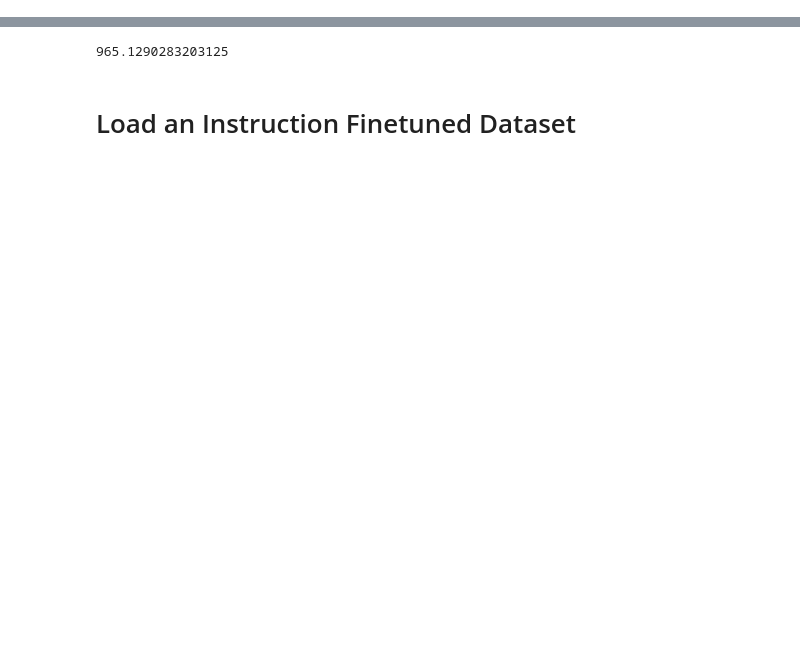
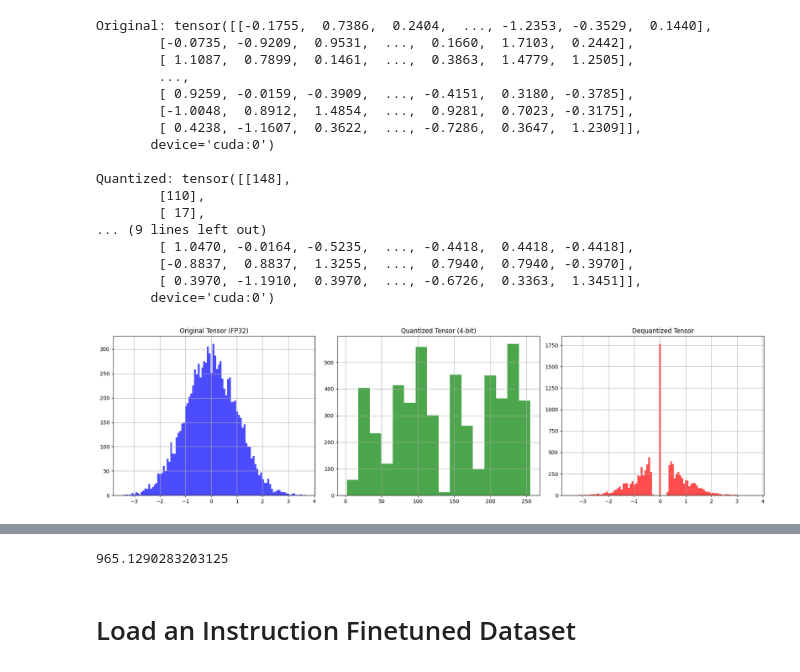
Before and after one commit to mohan696matlab/LLAMA_Finetuning_Master_Class, a Jupyter notebook: P1_llama_finetuning_new_data.ipynb, the cells around one changed output, grey strips where cells are left out. Drawn from its saved outputs; the diff is of its cells as text; code cells hidden in the pictures; blank space fills up the shorter version.

```diff
--- a/P1_llama_finetuning_new_data.ipynb
+++ b/P1_llama_finetuning_new_data.ipynb
@@ -0,0 +38,54 @@
+# %%
+tensor_fp32 = torch.randn(100, 100, dtype=torch.float32).cuda()
+print(f"Original: {tensor_fp32} \n")
+
+quantized_tensor = bnb.functional.quantize_4bit(tensor_fp32)
+print(f"Quantized: {quantized_tensor[0]} \n")
+
+dequantized_tensor = bnb.functional.dequantize_4bit(quantized_tensor[0],quantized_tensor[1])
+print(f"Dequantized: {dequantized_tensor} \n")
+
+# Move everything to CPU for easier plotting
+tensor_fp32_cpu = tensor_fp32.detach().cpu().flatten()
+quantized_tensor_cpu = quantized_tensor[0].detach().cpu().flatten()
+dequantized_tensor_cpu = dequantized_tensor.detach().cpu().flatten()
+
+# Plot histograms
+plt.figure(figsize=(18,5))
+
+plt.subplot(1,3,1)
+plt.hist(tensor_fp32_cpu.numpy(), bins=100, color='blue', alpha=0.7)
+plt.title('Original Tensor (FP32)')
+plt.grid(True)
+
+plt.subplot(1,3,2)
+plt.hist(quantized_tensor_cpu.numpy(), bins=16, color='green', alpha=0.7)
+plt.title('Quantized Tensor (4-bit)')
+plt.grid(True)
+
+plt.subplot(1,3,3)
+plt.hist(dequantized_tensor_cpu.numpy(), bins=100, color='red', alpha=0.7)
+plt.title('Dequantized Tensor')
+plt.grid(True)
+
+plt.tight_layout()
+plt.show()
+# %% [output]
+Original: tensor([[-0.1755,  0.7386,  0.2404,  ..., -1.2353, -0.3529,  0.1440],
+        [-0.0735, -0.9209,  0.9531,  ...,  0.1660,  1.7103,  0.2442],
+        [ 1.1087,  0.7899,  0.1461,  ...,  0.3863,  1.4779,  1.2505],
+        ...,
+        [ 0.9259, -0.0159, -0.3909,  ..., -0.4151,  0.3180, -0.3785],
+        [-1.0048,  0.8912,  1.4854,  ...,  0.9281,  0.7023, -0.3175],
+        [ 0.4238, -1.1607,  0.3622,  ..., -0.7286,  0.3647,  1.2309]],
+       device='cuda:0')
+
+Quantized: tensor([[148],
+        [110],
+        [ 17],
+... (9 lines left out)
+        [ 1.0470, -0.0164, -0.5235,  ..., -0.4418,  0.4418, -0.4418],
+        [-0.8837,  0.8837,  1.3255,  ...,  0.7940,  0.7940, -0.3970],
+        [ 0.3970, -1.1910,  0.3970,  ..., -0.6726,  0.3363,  1.3451]],
+       device='cuda:0')
+[figure, added]
```
Also changed, not shown: parts of 21 cells of this notebook, 6 other files.
